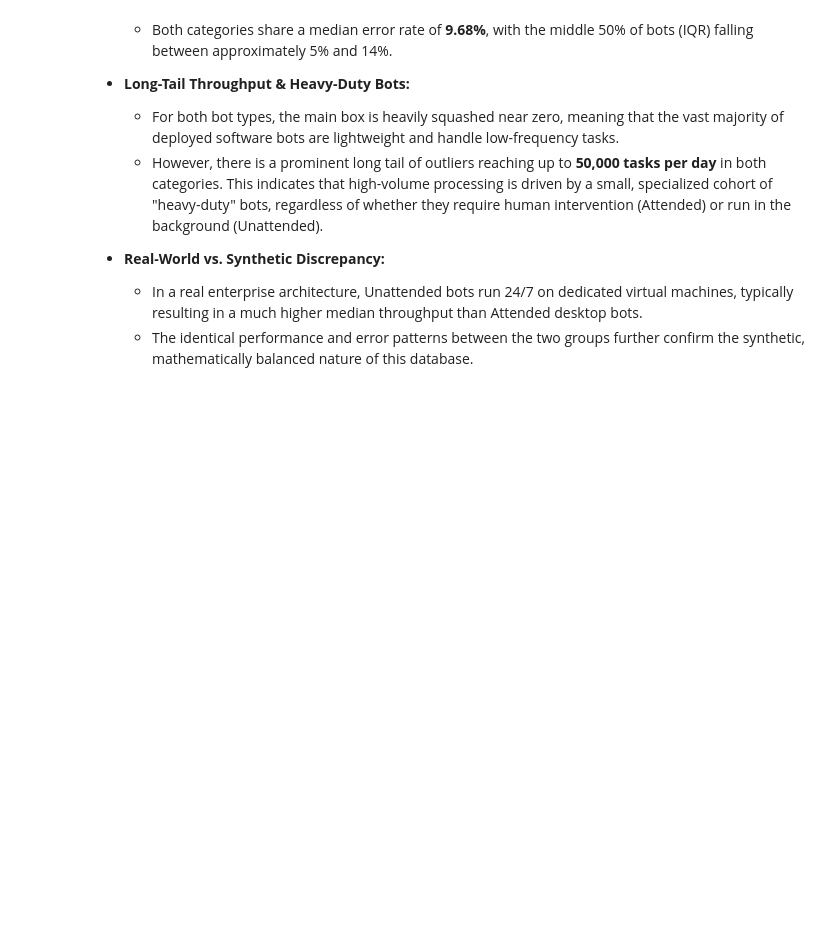
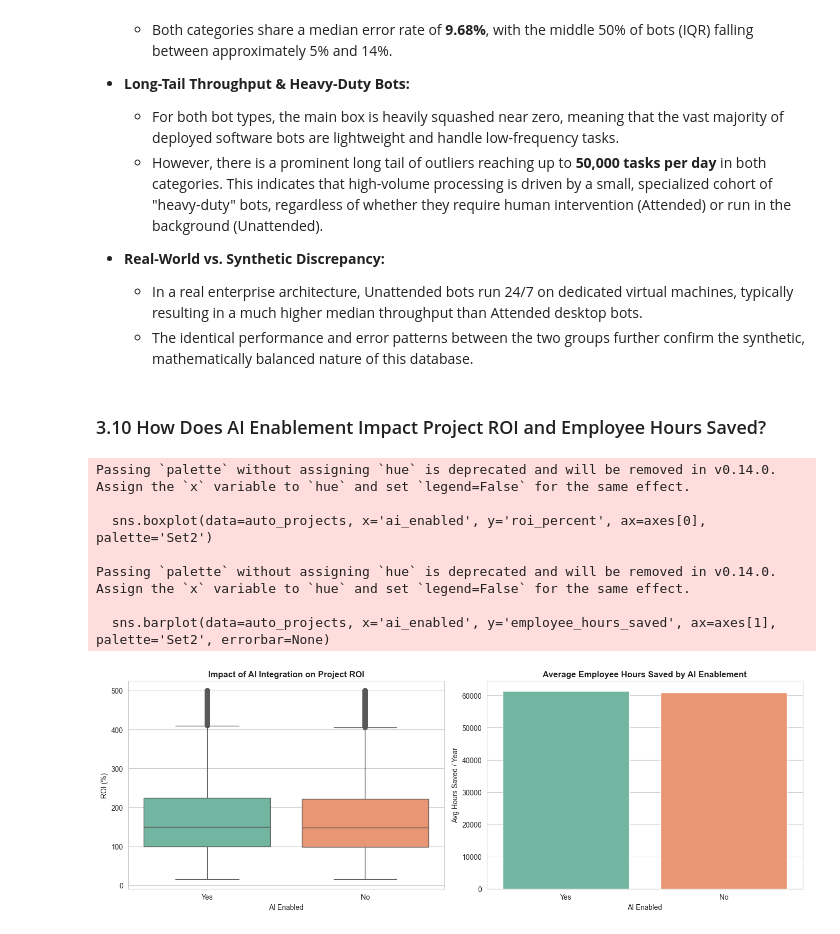
Before and after one commit to fathirrizkifadillah/Worldwide-Robotic-Process-Automation-Database-2026, a Jupyter notebook: main.ipynb, the cells around one changed output. Drawn from its saved outputs; the diff is of its cells as text; code cells hidden in the pictures; blank space fills up the shorter version.

Commit message:
AI Impact analysis

```diff
--- a/main.ipynb
+++ b/main.ipynb
@@ -1415,3 +1415,30 @@ Passing `palette` without assigning `hue` is deprecated and will be removed in v
 * **Real-World vs. Synthetic Discrepancy:**
   * In a real enterprise architecture, Unattended bots run 24/7 on dedicated virtual machines, typically resulting in a much higher median throughput than Attended desktop bots.
   * The identical performance and error patterns between the two groups further confirm the synthetic, mathematically balanced nature of this database.
+# %% [markdown]
+### 3.10 How Does AI Enablement Impact Project ROI and Employee Hours Saved?
+# %%
+fig, axes = plt.subplots(1, 2, figsize=(14, 5))
+
+sns.boxplot(data=auto_projects, x='ai_enabled', y='roi_percent', ax=axes[0], palette='Set2')
+axes[0].set_title('Impact of AI Integration on Project ROI', fontweight='bold')
+axes[0].set_xlabel('AI Enabled')
+axes[0].set_ylabel('ROI (%)')
+
+sns.barplot(data=auto_projects, x='ai_enabled', y='employee_hours_saved', ax=axes[1], palette='Set2', errorbar=None)
+axes[1].set_title('Average Employee Hours Saved by AI Enablement', fontweight='bold')
+axes[1].set_xlabel('AI Enabled')
+axes[1].set_ylabel('Avg Hours Saved / Year')
+
+plt.tight_layout()
+plt.savefig('img/ai_impact_analysis.png', dpi=300, bbox_inches='tight')
+plt.show()
+# %% [output]
+Passing `palette` without assigning `hue` is deprecated and will be removed in v0.14.0. Assign the `x` variable to `hue` and set `legend=False` for the same effect.
+
+  sns.boxplot(data=auto_projects, x='ai_enabled', y='roi_percent', ax=axes[0], palette='Set2')
+
+Passing `palette` without assigning `hue` is deprecated and will be removed in v0.14.0. Assign the `x` variable to `hue` and set `legend=False` for the same effect.
+
+  sns.barplot(data=auto_projects, x='ai_enabled', y='employee_hours_saved', ax=axes[1], palette='Set2', errorbar=None)
+[figure, added]
```
Also changed, not shown: 1 other file.
